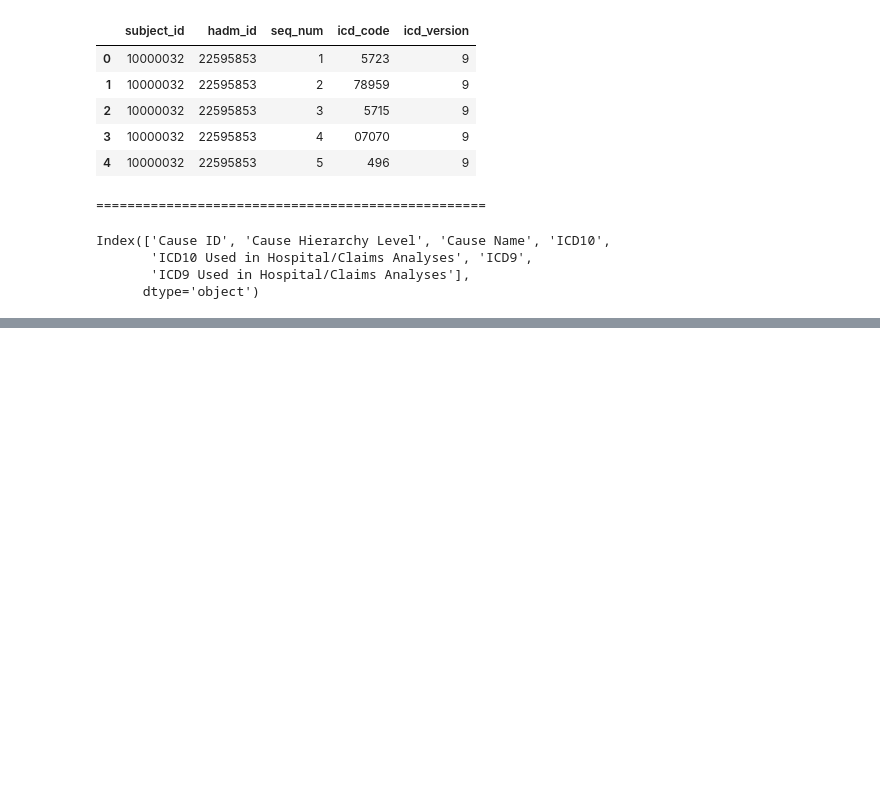
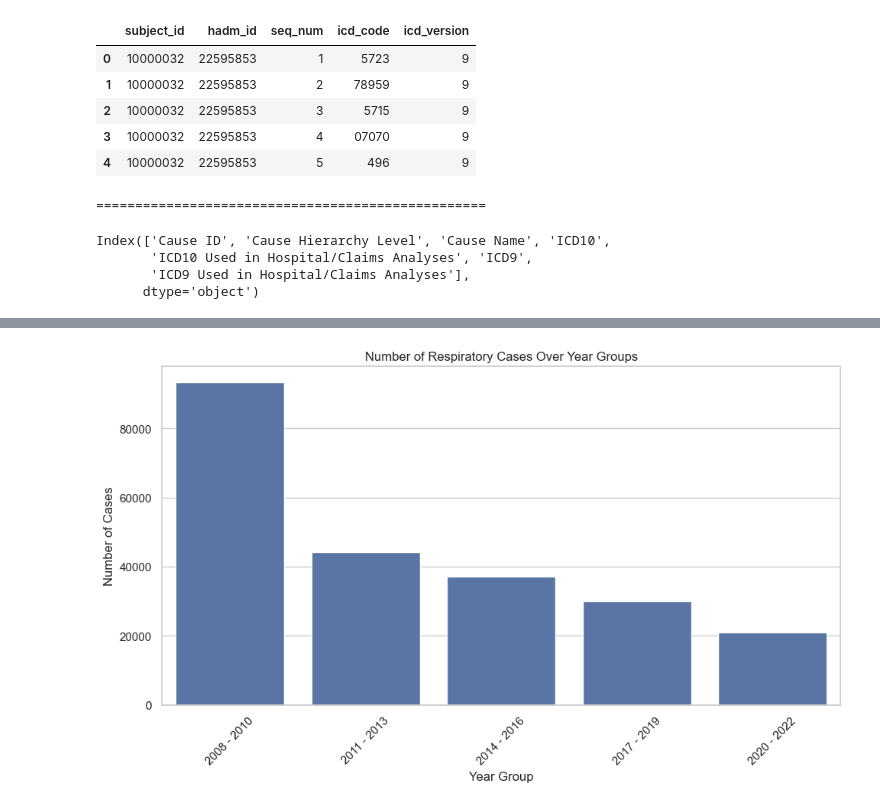
Before and after one commit to JewelsHovan/Milestone-I, a Jupyter notebook: src/Narrative.ipynb, the cells around one changed output, grey strips where cells are left out. Cells and saved outputs as stored; diff of their text form; code cells hidden in the pictures; blank space fills up the shorter version.

```diff
--- a/src/Narrative.ipynb
+++ b/src/Narrative.ipynb
@@ -845,0 +998,21 @@ KeyError: 'Cuase Hierarchy Level'
+# %%
+# Filter for respiratory cases
+respiratory_cases_df = hosp_diagnosis_cause_df[hosp_diagnosis_cause_df['category'] == 'Respiratory System']
+
+# Merge with patients table to get year information
+respiratory_cases_df = respiratory_cases_df.merge(patients_df[['subject_id', 'anchor_year_group']], on='subject_id', how='left')
+
+# Group by anchor_year_group and count the number of cases
+respiratory_cases_by_year = respiratory_cases_df.groupby('anchor_year_group').size().reset_index(name='case_count')
+
+# Plot the results
+plt.figure(figsize=(10, 6))
+sns.barplot(data=respiratory_cases_by_year, x='anchor_year_group', y='case_count', legend=False)
+plt.title('Number of Respiratory Cases Over Year Groups')
+plt.xlabel('Year Group')
+plt.ylabel('Number of Cases')
+plt.xticks(rotation=45)
+plt.tight_layout()
+plt.show()
+# %% [output]
+[figure, added]
```
Also changed, not shown: parts of 16 cells of this notebook, 4 other files.
